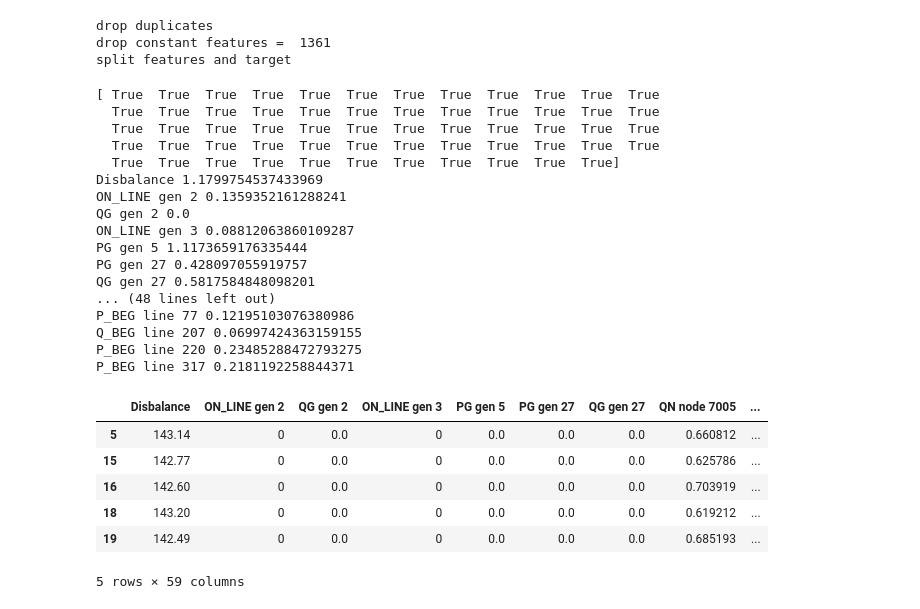
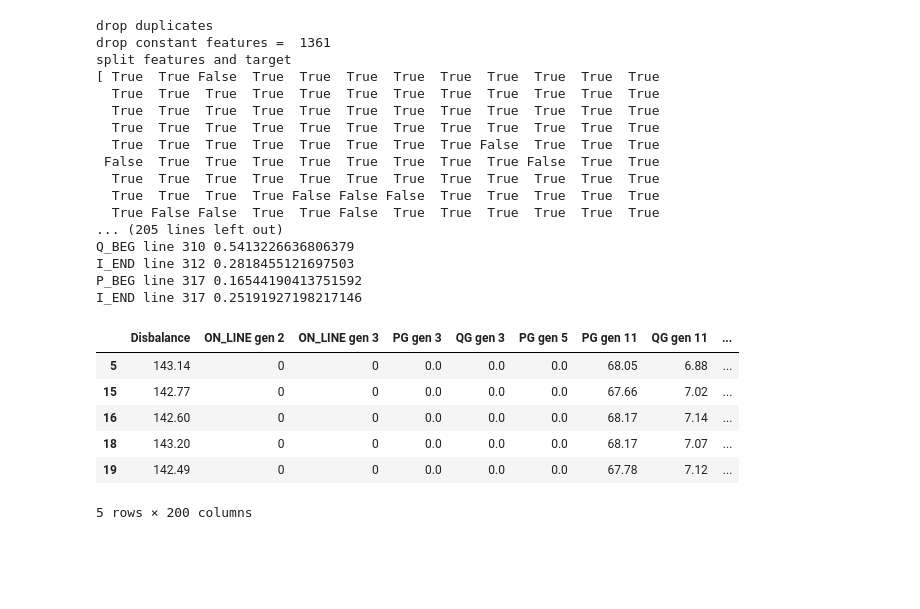
Before and after one commit to Drimkore/MLUVrepo, a Jupyter notebook: notebooks/tensorflow_var.ipynb, the cells around one changed output. Drawn from its saved outputs; the diff is of its cells as text; code cells hidden in the pictures; blank space fills up the shorter version.

```diff
--- a/notebooks/tensorflow_var.ipynb
+++ b/notebooks/tensorflow_var.ipynb
@@ -65,65 +65,62 @@ print("split features and target")
 
 df_features, df_target = get_target(df, 'DP')
 
-df_corr = drop_correlated_features(df_features, 0.7)
+df_corr = drop_correlated_features(df_features, 0.9)
 
 df = pd.concat([df_corr, df_target], axis=1)
 new_df = drop_min_rows(df, -60, -140)
 
-new_df = balance_classes(new_df)
+#new_df = balance_classes(new_df)
 
 df_check = new_df.copy()
 
 from sklearn.feature_selection import SelectKBest
 from sklearn.feature_selection import mutual_info_classif, f_classif, chi2
 
-kbest = SelectKBest(k=100, score_func=mutual_info_classif)
+kbest = SelectKBest(k=200, score_func=mutual_info_classif)
 kbest.fit(df_check.drop('DP', axis=1), df_check['DP'])
 rec = kbest.get_support()
 print(rec)
 list_best = []
 for i, r in enumerate(rec):
     if r == True:
         list_best.append(df_check.columns[i])
         print(df_check.columns[i], kbest.scores_[i])
 if 'DP' in list_best:
     list_best.remove('DP')
 df_best = df_check[list_best]
 
 # check that dataframe contain column
 
 if df_best.Disbalance.empty == None:
     df_best =  pd.concat([df_check.Disbalance, df_best], axis=1)
 
 df_best.head()
 # %% [output]
 drop duplicates
 drop constant features =  1361
 split features and target
+[ True  True False  True  True  True  True  True  True  True  True  True
+  True  True  True  True  True  True  True  True  True  True  True  True
+  True  True  True  True  True  True  True  True  True  True  True  True
+  True  True  True  True  True  True  True  True  True  True  True  True
+  True  True  True  True  True  True  True  True False  True  True  True
+ False  True  True  True  True  True  True  True  True False  True  True
+  True  True  True  True  True  True  True  True  True  True  True  True
+  True  True  True  True False False False  True  True  True  True  True
+  True False False  True  True False  True  True  True  True  True  True
+... (205 lines left out)
+Q_BEG line 310 0.5413226636806379
+I_END line 312 0.2818455121697503
+P_BEG line 317 0.16544190413751592
+I_END line 317 0.25191927198217146
+|  | Disbalance | ON_LINE gen 2 | ON_LINE gen 3 | PG gen 3 | QG gen 3 | PG gen 5 | PG gen 11 | QG gen 11 | ... |
+| 5 | 143.14 | 0 | 0 | 0.0 | 0.0 | 0.0 | 68.05 | 6.88 | ... |
+| 15 | 142.77 | 0 | 0 | 0.0 | 0.0 | 0.0 | 67.66 | 7.02 | ... |
+| 16 | 142.60 | 0 | 0 | 0.0 | 0.0 | 0.0 | 68.17 | 7.14 | ... |
+| 18 | 143.20 | 0 | 0 | 0.0 | 0.0 | 0.0 | 68.17 | 7.07 | ... |
+| 19 | 142.49 | 0 | 0 | 0.0 | 0.0 | 0.0 | 67.78 | 7.12 | ... |
-[ True  True  True  True  True  True  True  True  True  True  True  True
-  True  True  True  True  True  True  True  True  True  True  True  True
-  True  True  True  True  True  True  True  True  True  True  True  True
-  True  True  True  True  True  True  True  True  True  True  True  True
-  True  True  True  True  True  True  True  True  True  True  True]
-Disbalance 1.1799754537433969
-ON_LINE gen 2 0.1359352161288241
-QG gen 2 0.0
-ON_LINE gen 3 0.08812063860109287
-PG gen 5 1.1173659176335444
-PG gen 27 0.428097055919757
-QG gen 27 0.5817584848098201
-... (48 lines left out)
-P_BEG line 77 0.12195103076380986
-Q_BEG line 207 0.06997424363159155
-P_BEG line 220 0.23485288472793275
-P_BEG line 317 0.2181192258844371
+5 rows × 200 columns
-|  | Disbalance | ON_LINE gen 2 | QG gen 2 | ON_LINE gen 3 | PG gen 5 | PG gen 27 | QG gen 27 | QN node 7005 | ... |
-| 5 | 143.14 | 0 | 0.0 | 0 | 0.0 | 0.0 | 0.0 | 0.660812 | ... |
-| 15 | 142.77 | 0 | 0.0 | 0 | 0.0 | 0.0 | 0.0 | 0.625786 | ... |
-| 16 | 142.60 | 0 | 0.0 | 0 | 0.0 | 0.0 | 0.0 | 0.703919 | ... |
-| 18 | 143.20 | 0 | 0.0 | 0 | 0.0 | 0.0 | 0.0 | 0.619212 | ... |
-| 19 | 142.49 | 0 | 0.0 | 0 | 0.0 | 0.0 | 0.0 | 0.685193 | ... |
-5 rows × 59 columns
 # %%
 # Tensorflow Multiclass Classification
 import tensorflow as tf
```
Also changed, not shown: parts of 1 cell of this notebook, 2 other files.
